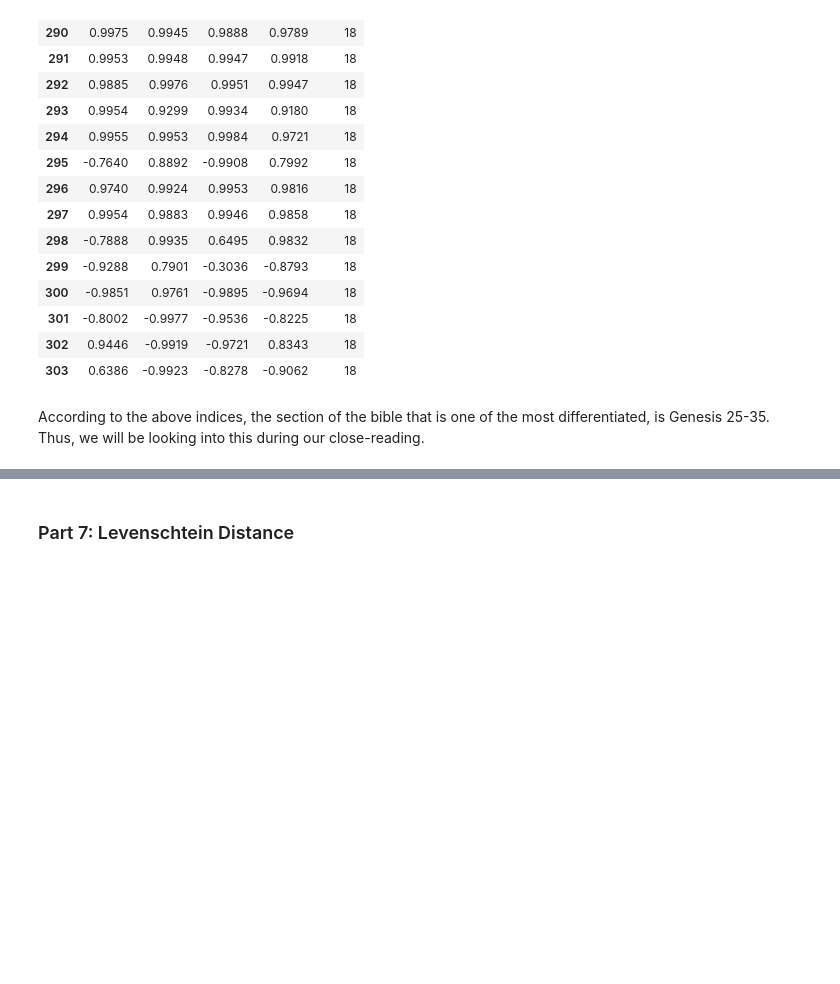
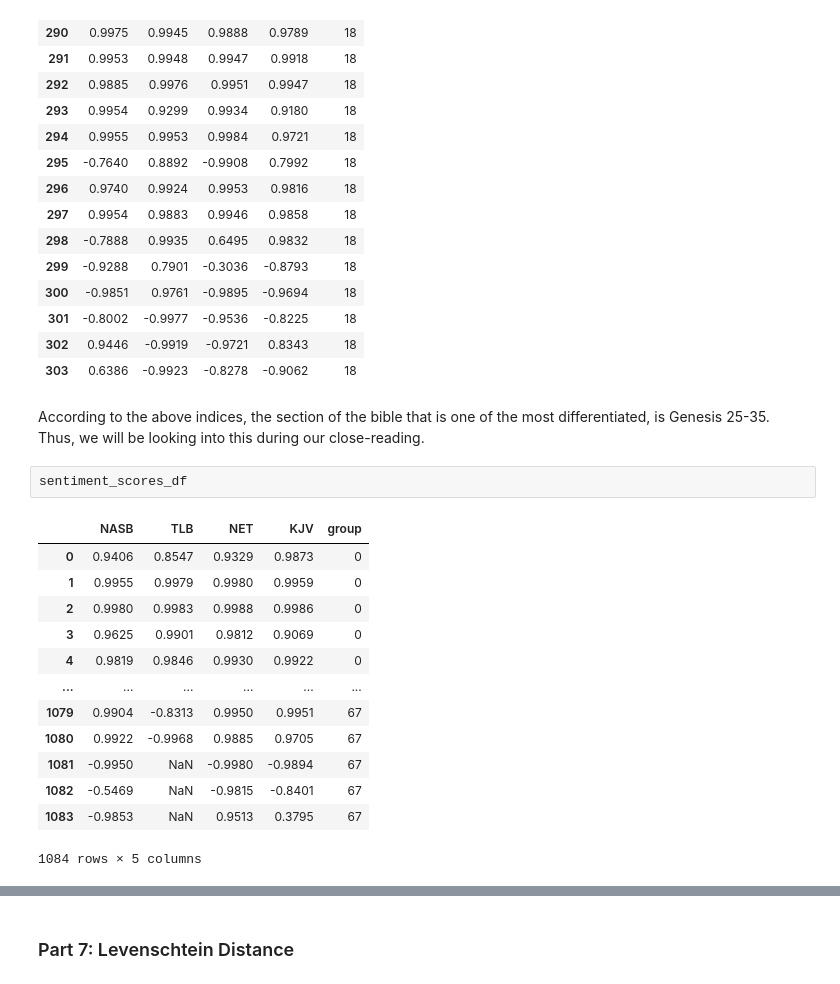
Before and after one commit to arianwyn-frank/PFTA-Final, a Jupyter notebook: Bible Final.ipynb, the cells around one changed output, grey strips where cells are left out. Cells and saved outputs as stored; diff of their text form; blank space fills up the shorter version.

```diff
--- a/Bible Final.ipynb
+++ b/Bible Final.ipynb
@@ -591,6 +616,22 @@ sentiment_scores_df[sentiment_scores_df['group'] == 18]
 | 301 | -0.8002 | -0.9977 | -0.9536 | -0.8225 | 18 |
 | 302 | 0.9446 | -0.9919 | -0.9721 | 0.8343 | 18 |
 | 303 | 0.6386 | -0.9923 | -0.8278 | -0.9062 | 18 |
-# %% [markdown]
-According to the above indices, the section of the bible that is one of the most differentiated, is Genesis 25-35. Thus,
-we will be looking into this during our close-reading.
+# %% [markdown]
+According to the above indices, the section of the bible that is one of the most differentiated, is Genesis 25-35. Thus,
+we will be looking into this during our close-reading.
+# %%
+sentiment_scores_df
+# %% [output]
+|  | NASB | TLB | NET | KJV | group |
+| 0 | 0.9406 | 0.8547 | 0.9329 | 0.9873 | 0 |
+| 1 | 0.9955 | 0.9979 | 0.9980 | 0.9959 | 0 |
+| 2 | 0.9980 | 0.9983 | 0.9988 | 0.9986 | 0 |
+| 3 | 0.9625 | 0.9901 | 0.9812 | 0.9069 | 0 |
+| 4 | 0.9819 | 0.9846 | 0.9930 | 0.9922 | 0 |
+| ... | ... | ... | ... | ... | ... |
+| 1079 | 0.9904 | -0.8313 | 0.9950 | 0.9951 | 67 |
+| 1080 | 0.9922 | -0.9968 | 0.9885 | 0.9705 | 67 |
+| 1081 | -0.9950 | NaN | -0.9980 | -0.9894 | 67 |
+| 1082 | -0.5469 | NaN | -0.9815 | -0.8401 | 67 |
+| 1083 | -0.9853 | NaN | 0.9513 | 0.3795 | 67 |
+1084 rows × 5 columns
```
Also changed, not shown: parts of 13 cells of this notebook.
